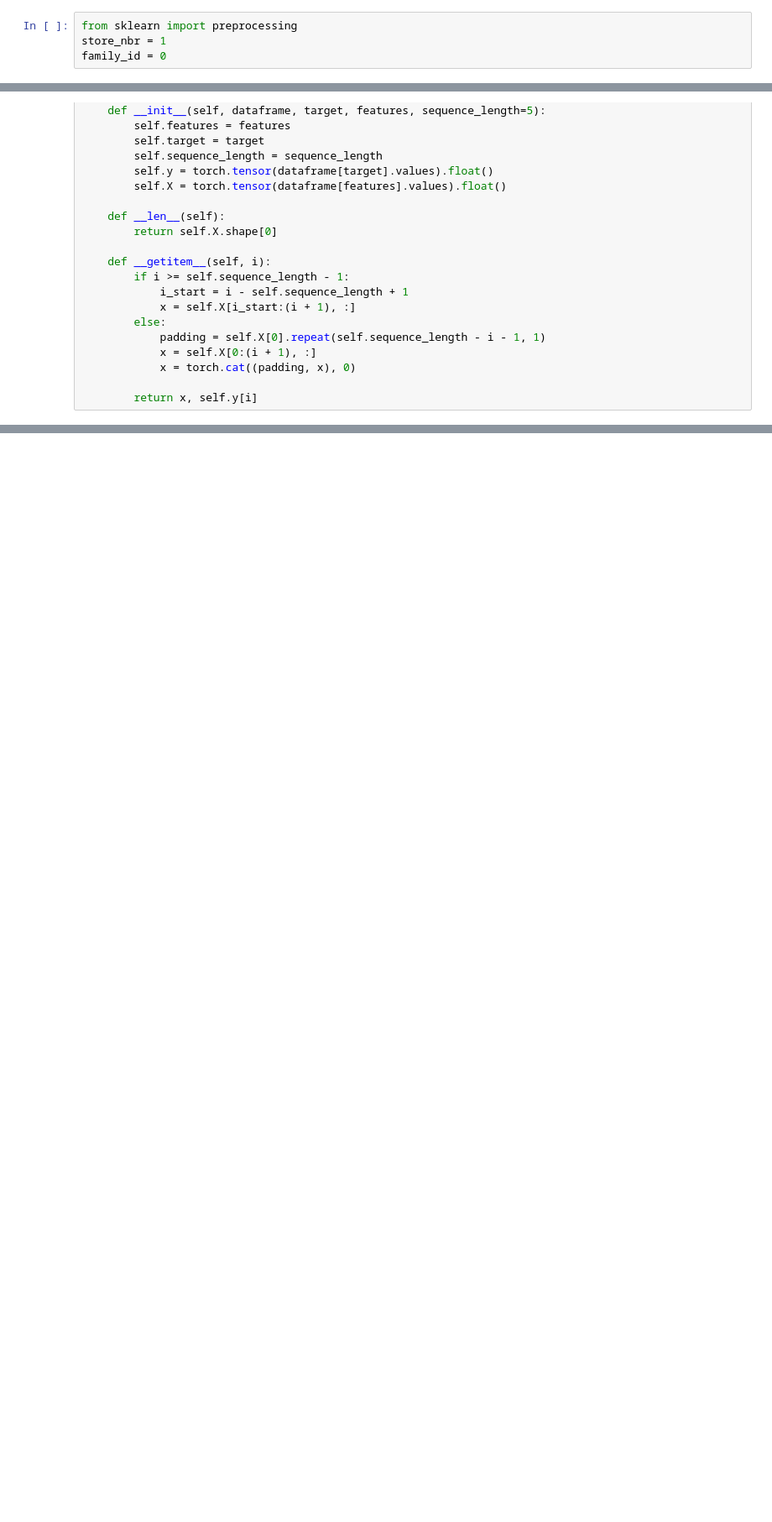
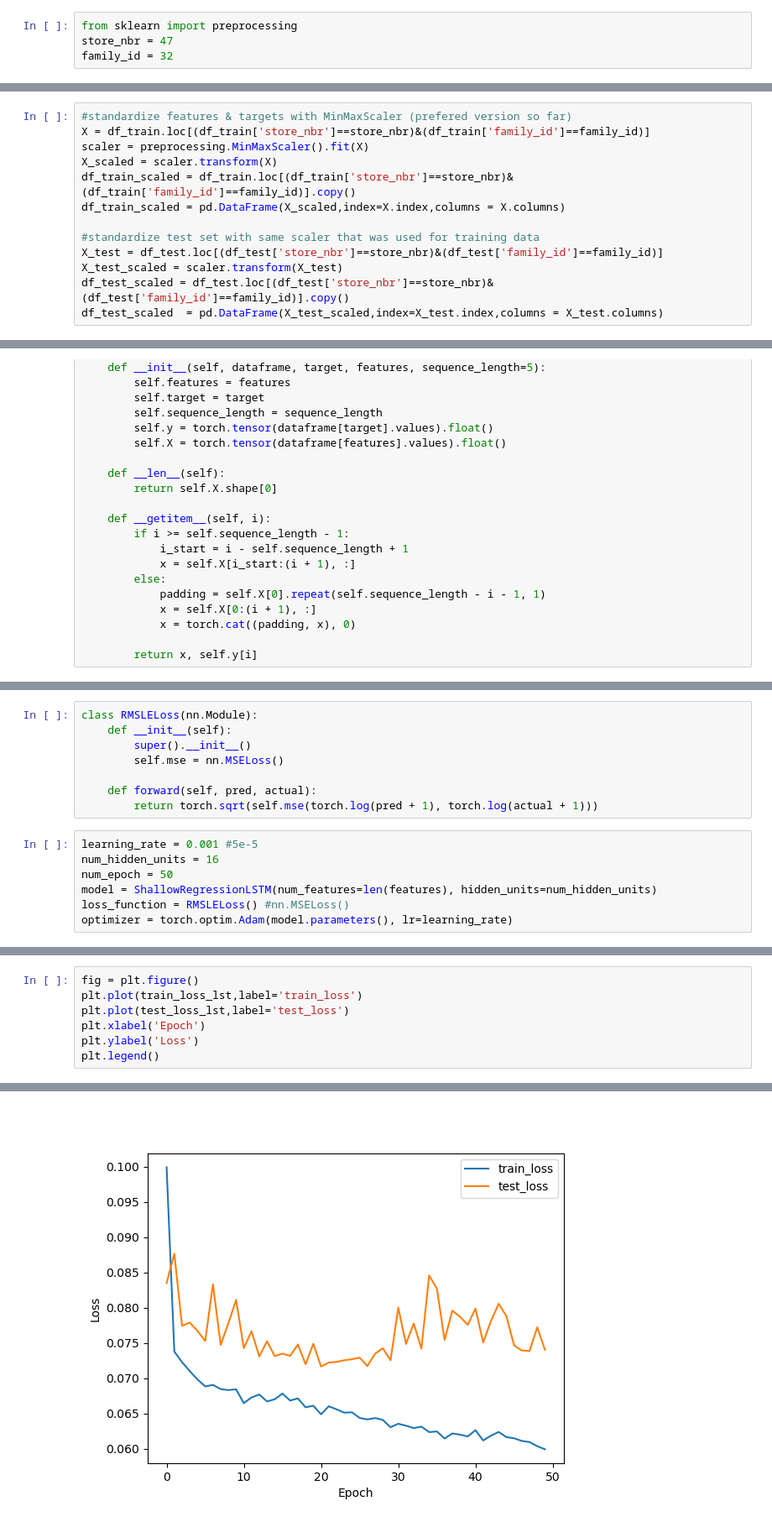
Before and after one commit to PGestrich/AML-Time-Series-Forecasting, a Jupyter notebook: test_pytorch_lstm.ipynb, the cells around one changed output, grey strips where cells are left out. Shown at 84% size. Saved outputs shown, nothing was run; the diff lists cells and outputs as text; blank space fills up the shorter version.

Commit message:
run 1782 lstm models

```diff
--- a/test_pytorch_lstm.ipynb
+++ b/test_pytorch_lstm.ipynb
@@ -80,4 +84,4 @@ Hier schon überlegen ob man nur (stor_nbr,family_id) betrachted oder wie man am
 # %%
 from sklearn import preprocessing
-store_nbr = 1
-family_id = 0
+store_nbr = 47
+family_id = 32
@@ -93,0 +116,13 @@ df_test_scaled  = pd.DataFrame(X_test_scaled,index=X_test.index,columns = X_test
+# %%
+#standardize features & targets with MinMaxScaler (prefered version so far)
+X = df_train.loc[(df_train['store_nbr']==store_nbr)&(df_train['family_id']==family_id)]
+scaler = preprocessing.MinMaxScaler().fit(X)
+X_scaled = scaler.transform(X)
+df_train_scaled = df_train.loc[(df_train['store_nbr']==store_nbr)&(df_train['family_id']==family_id)].copy()
+df_train_scaled = pd.DataFrame(X_scaled,index=X.index,columns = X.columns)
+
+#standardize test set with same scaler that was used for training data
+X_test = df_test.loc[(df_test['store_nbr']==store_nbr)&(df_test['family_id']==family_id)]
+X_test_scaled = scaler.transform(X_test)
+df_test_scaled = df_test.loc[(df_test['store_nbr']==store_nbr)&(df_test['family_id']==family_id)].copy()
+df_test_scaled  = pd.DataFrame(X_test_scaled,index=X_test.index,columns = X_test.columns)
@@ -155,0 +271,15 @@ torch.Size([5, 7])
+# %%
+class RMSLELoss(nn.Module):
+    def __init__(self):
+        super().__init__()
+        self.mse = nn.MSELoss()
+
+    def forward(self, pred, actual):
+        return torch.sqrt(self.mse(torch.log(pred + 1), torch.log(actual + 1)))
+# %%
+learning_rate = 0.001 #5e-5
+num_hidden_units = 16
+num_epoch = 50
+model = ShallowRegressionLSTM(num_features=len(features), hidden_units=num_hidden_units)
+loss_function = RMSLELoss() #nn.MSELoss()
+optimizer = torch.optim.Adam(model.parameters(), lr=learning_rate)
@@ -155,0 +353,8 @@ torch.Size([5, 7])
+# %%
+fig = plt.figure()
+plt.plot(train_loss_lst,label='train_loss')
+plt.plot(test_loss_lst,label='test_loss')
+plt.xlabel('Epoch')
+plt.ylabel('Loss')
+plt.legend()
+# %% [output]
@@ -155,0 +362 @@ torch.Size([5, 7])
+[figure, added]
```
Also changed, not shown: parts of 41 cells of this notebook.
